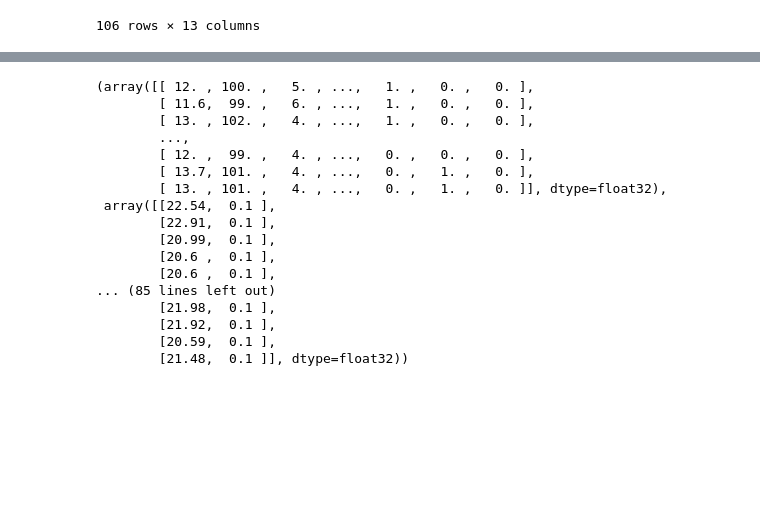
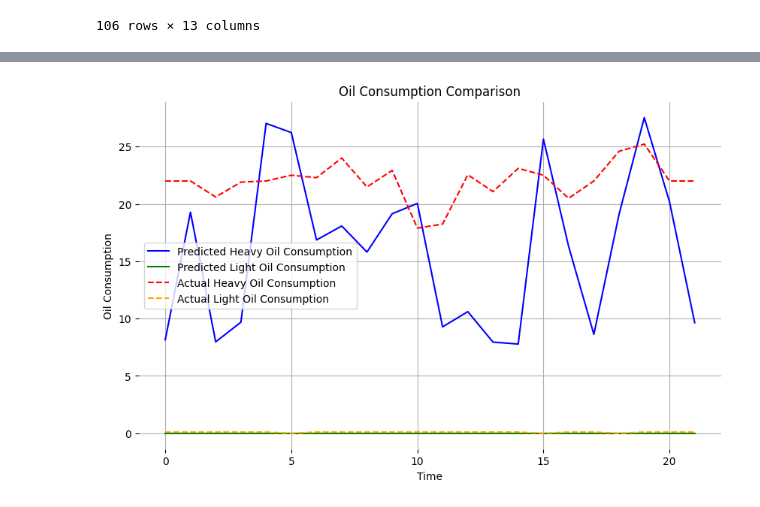
Before and after one commit to yingyingWNL/GuoChang, a Jupyter notebook: my-ann-model.ipynb, the cells around one changed output, grey strips where cells are left out. Saved outputs shown, nothing was run; the diff lists cells and outputs as text; code cells hidden in the pictures; blank space fills up the shorter version.

```diff
--- a/my-ann-model.ipynb
+++ b/my-ann-model.ipynb
@@ -180,0 +271,7 @@ X
+# %%
+X_train_val, X_test, y_train_val, y_test = train_test_split(X, y, test_size=0.2, random_state=42)
+X_train, X_val, y_train, y_val = train_test_split(X_train_val, y_train_val, test_size=0.25, random_state=42)
+
+print("训练集大小:", X_train.shape[0])
+print("验证集大小:", X_val.shape[0])
+print("测试集大小:", X_test.shape[0])
@@ -181,8 +282,8 @@ X
 # %%
-X_train = X[0:len(anchor_data_df)]
+#X_train = X[0:len(anchor_data_df)]
 X_train = np.asarray(X_train).astype('float32')
 
-y_train = y[0:len(anchor_data_df)]
+#y_train = y[0:len(anchor_data_df)]
 y_train = np.asarray(y_train).astype('float32')
 # %%
 X_train, y_train
@@ -207,8 +308,8 @@ X_train, y_train
 # %%
-X_test = X[len(anchor_data_df)::]
+#X_test = X[len(anchor_data_df)::]
 X_test = np.asarray(X_test).astype('float32')
 
-y_test = y[len(anchor_data_df)::]
+#y_test = y[len(anchor_data_df)::]
 y_test = np.asarray(y_test).astype('float32')
 # %%
 X_test, y_test
@@ -297,23 +398,34 @@ predictions,y_test
-# %%
-X_train, y_train
-# %% [output]
-(array([[ 12. , 100. ,   5. , ...,   1. ,   0. ,   0. ],
-        [ 11.6,  99. ,   6. , ...,   1. ,   0. ,   0. ],
-        [ 13. , 102. ,   4. , ...,   1. ,   0. ,   0. ],
-        ...,
-        [ 12. ,  99. ,   4. , ...,   0. ,   0. ,   0. ],
-        [ 13.7, 101. ,   4. , ...,   0. ,   1. ,   0. ],
-        [ 13. , 101. ,   4. , ...,   0. ,   1. ,   0. ]], dtype=float32),
- array([[22.54,  0.1 ],
-        [22.91,  0.1 ],
-        [20.99,  0.1 ],
-        [20.6 ,  0.1 ],
-        [20.6 ,  0.1 ],
-... (85 lines left out)
-        [21.98,  0.1 ],
-        [21.92,  0.1 ],
-        [20.59,  0.1 ],
-        [21.48,  0.1 ]], dtype=float32))
+# %%
+# 提取重油消耗量和轻油消耗量的数据
+predicted_heavy_oil = predictions[:, 0]
+predicted_light_oil = predictions[:, 1]
+
+actual_heavy_oil = y_test[:, 0]
+actual_light_oil = y_test[:, 1]
+
+# 创建一个新的图形并设置标题
+plt.figure(figsize=(10, 6))
+plt.title('Oil Consumption Comparison')
+
+# 绘制预测值的折线图
+plt.plot(predicted_heavy_oil, label='Predicted Heavy Oil Consumption', color='blue')
+plt.plot(predicted_light_oil, label='Predicted Light Oil Consumption', color='green')
+
+# 绘制实际值的折线图
+plt.plot(actual_heavy_oil, label='Actual Heavy Oil Consumption', linestyle='--', color='red')
+plt.plot(actual_light_oil, label='Actual Light Oil Consumption', linestyle='--', color='orange')
+
+# 添加图例和坐标轴标签
+plt.legend()
+plt.xlabel('Time')
+plt.ylabel('Oil Consumption')
+
+# 显示图形
+plt.grid()
+plt.box()
+plt.show()
+# %% [output]
+[figure, added]
 # %%
 X_test, y_test
 # %% [output]
```
Also changed, not shown: parts of 20 cells of this notebook.
